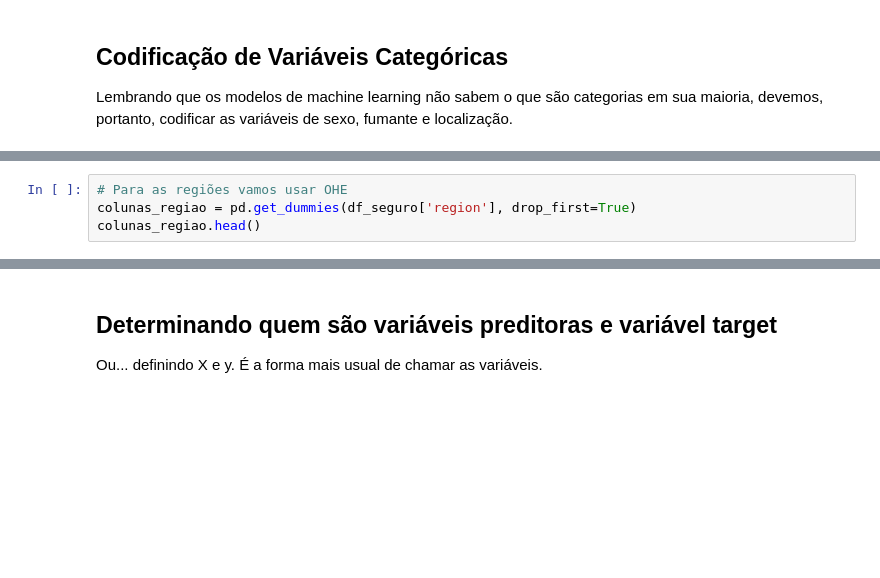
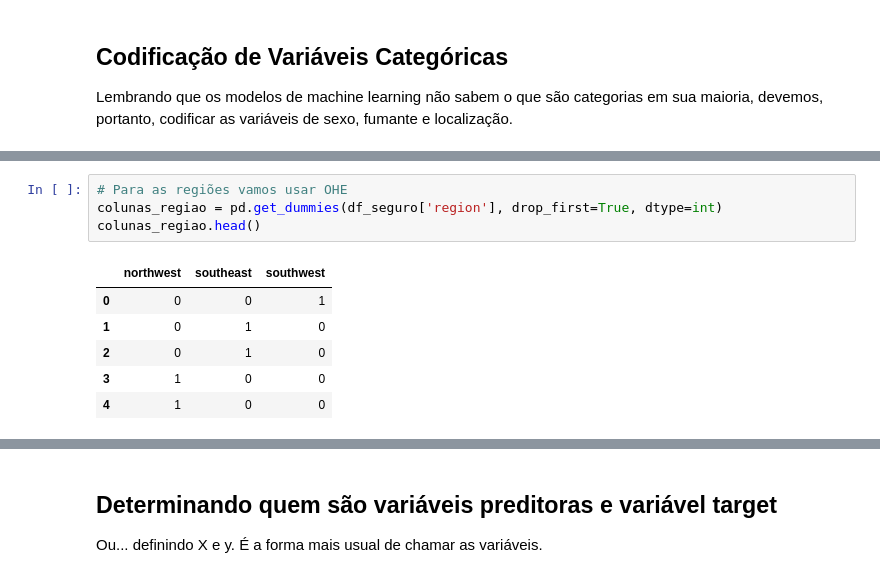
Before and after one commit to matheusvazdata/regressao-usando-scikit-learn, a Jupyter notebook: notebook_main.ipynb, the cells around one changed output, grey strips where cells are left out. Cells and saved outputs as stored; diff of their text form; blank space fills up the shorter version.

Commit message:
feat: add código que transforma as variáveis qualitativas (sex, smoker e region) em quantitativas

```diff
--- a/notebook_main.ipynb
+++ b/notebook_main.ipynb
@@ -193,7 +223,14 @@ df_seguro['region'].unique()
 # %%
 # Para as regiões vamos usar OHE
-colunas_regiao = pd.get_dummies(df_seguro['region'], drop_first=True)
+colunas_regiao = pd.get_dummies(df_seguro['region'], drop_first=True, dtype=int)
 colunas_regiao.head()
+# %% [output]
+|  | northwest | southeast | southwest |
+| 0 | 0 | 0 | 1 |
+| 1 | 0 | 1 | 0 |
+| 2 | 0 | 1 | 0 |
+| 3 | 1 | 0 | 0 |
+| 4 | 1 | 0 | 0 |
 # %%
 # concat, concatena pandas dataframes, axis=1 ele junta colunas, axis=0 junta linhas
 pd.concat([df_seguro, colunas_regiao], axis=1).head()
```
Also changed, not shown: parts of 11 cells of this notebook.
